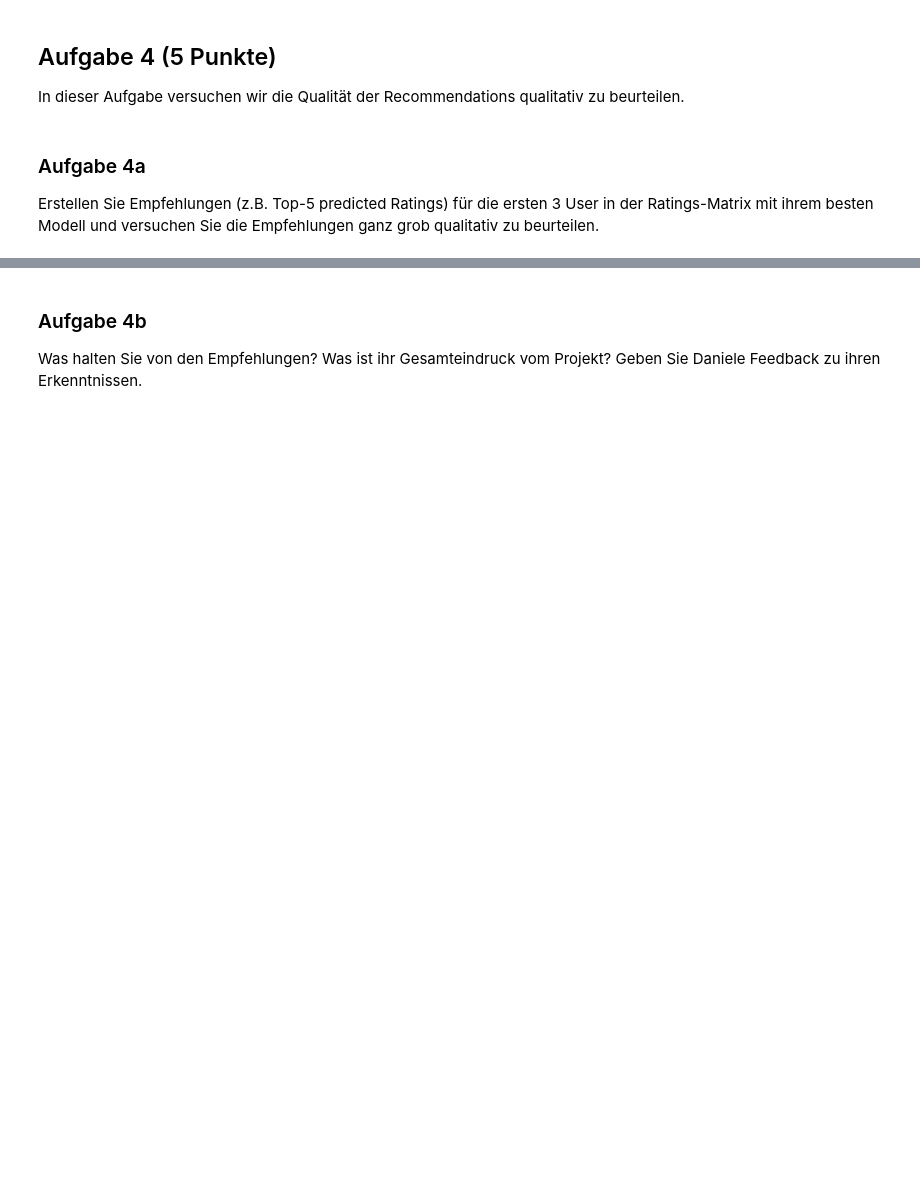
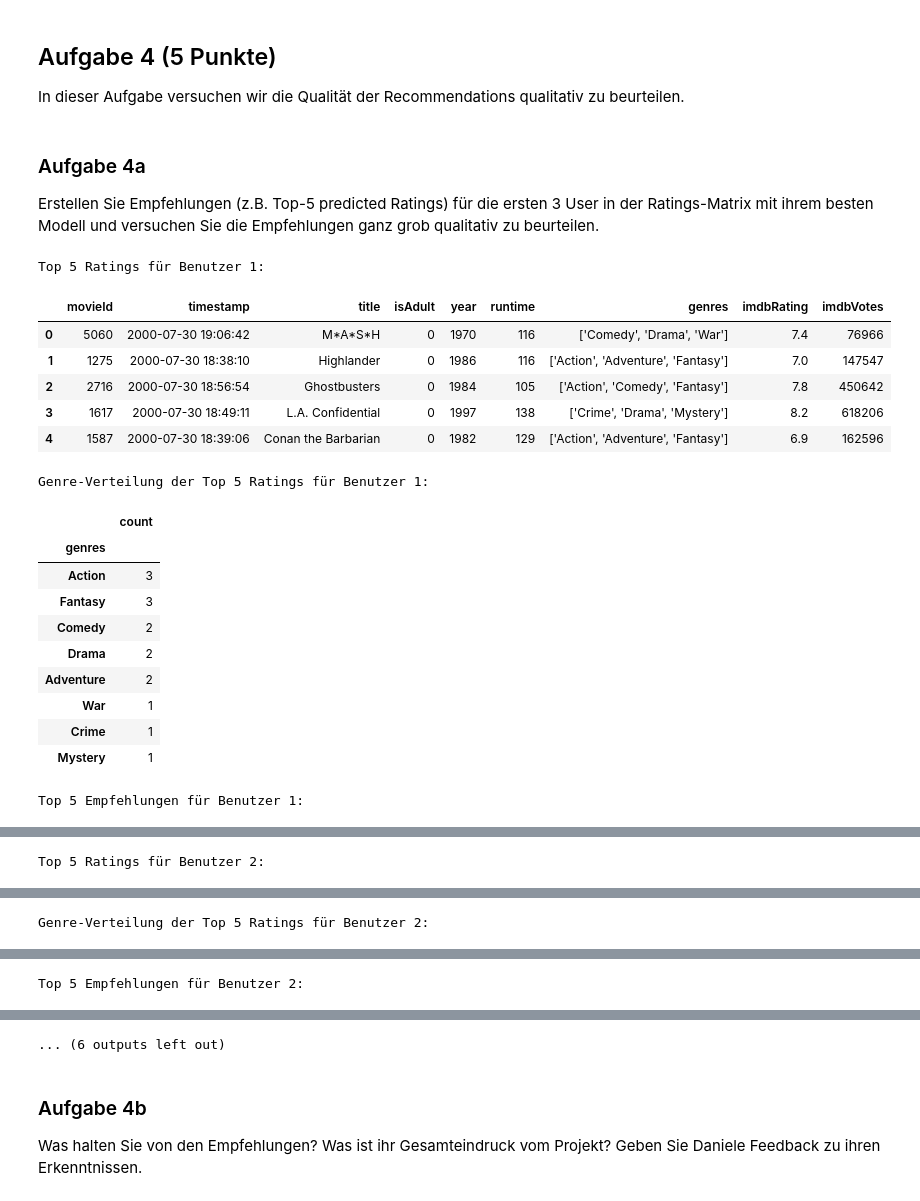
Before and after one commit to SeyaSchmassmann/ml, a Jupyter notebook: graded_assignments/graded03/graded03.ipynb, the cells around one changed output, grey strips where cells are left out. Drawn from its saved outputs; the diff is of its cells as text; code cells hidden in the pictures; blank space fills up the shorter version.

```diff
--- a/graded_assignments/graded03/graded03.ipynb
+++ b/graded_assignments/graded03/graded03.ipynb
@@ -393,7 +472,7 @@ from tqdm.notebook import tqdm
 class SparseMatrixFactorization(BaseEstimator):
 
     """ Sparse Matrix Factorization with Stochastic Gradient Descent """
-    def __init__(self, alpha: float, lr: float, num_components: int, num_epochs: int, random_seed: int=123):
+    def __init__(self, alpha: float = 0.001, lr: float = 0.01, num_components: int = 10, num_epochs: int = 20, random_seed: int=123):
         """
             Args:
                 alpha: regularization constant
@@ -445,7 +524,7 @@ class SparseMatrixFactorization(BaseEstimator):
         nz = np.array(np.nonzero(X)).T
 
         for epoch in range(self.num_epochs):
-            np.random.shuffle(nz) # TODO?
+            np.random.shuffle(nz)
             for u, i in nz:
                 self.take_one_step(X, (u, i))
             pred = self.predict()
@@ -540,6 +619,7 @@ class SparseMatrixFactorization(BaseEstimator):
         mae = np.mean(np.abs(X[np.where(X != 0)] - pred[np.where(X != 0)]))
         return mae
 
+
     def calc_cost(self, y_true: np.ndarray, y_pred: np.ndarray) -> (float, float, float):
         """ Cost function
             Args:
@@ -837,0 +951,70 @@ raise NotImplementedError()
+# %%
+ratings = pd.read_csv('ratings.csv')
+movies = pd.read_csv('movies.csv')
+R, map_col_id_to_movie, map_row_id_to_user = create_rating_matrix(ratings)
+
+X_train, X_test = leave_one_out_split(R)
+
+model = SparseMatrixFactorization(alpha=0.1, lr=0.01, num_components=10, num_epochs=20, random_seed=123)
+_ = model.fit(R)
+
+predicted_ratings = model.predict()
+
+def get_top_n_recommendations(user_id, predicted_ratings, n=5):
+    user_idx = list(map_row_id_to_user.keys()).index(user_id)
+    user_ratings = predicted_ratings[user_idx]
+    top_n_movie_indices = user_ratings.argsort()[-n:][::-1]
+    top_n_movie_ids = [map_col_id_to_movie[idx] for idx in top_n_movie_indices]
+    top_n_ratings = user_ratings[top_n_movie_indices]
+    return top_n_movie_ids, top_n_ratings
+
+def get_movie_info(movie_ids, predicted_ratings=None):
+    movie_info = movies[movies['movieId'].isin(movie_ids)].copy()
+    if predicted_ratings is not None:
+        movie_info['predictedRating'] = predicted_ratings
+    return movie_info[['movieId', 'title', 'genres', 'year', 'runtime', 'isAdult', 'imdbRating', 'imdbVotes', 'predictedRating']]
+
+recommendations = {user_id: get_top_n_recommendations(user_id, predicted_ratings, n=5) for user_id in range(1, 4)}
+recommendations_info = {user_id: get_movie_info(recs[0], recs[1]) for user_id, recs in recommendations.items()}
+
+def get_top_n_ratings(user_id, ratings_df, n=5):
+    user_ratings = ratings_df[ratings_df['userId'] == user_id]
+    top_n_ratings = user_ratings.sort_values(by='rating', ascending=False).head(n)
+    return top_n_ratings.merge(movies, on='movieId')
+
+top_ratings = {user_id: get_top_n_ratings(user_id, ratings, n=5) for user_id in range(1, 4)}
+
+def process_genres(genres_array):
+    genres_list = eval(genres_array)
+    return genres_list
+
+for user_id in range(1, 4):
+    print(f"\nTop 5 Ratings für Benutzer {user_id}:\n")
+    display(top_ratings[user_id][['movieId', 'timestamp', 'title', 'isAdult', 'year', 'runtime', 'genres', 'imdbRating', 'imdbVotes']])
+
+    print(f"\nGenre-Verteilung der Top 5 Ratings für Benutzer {user_id}:\n")
+    genres = top_ratings[user_id]['genres'].apply(process_genres).explode().value_counts()
+    display(pd.DataFrame(genres))
+
+    print(f"\nTop 5 Empfehlungen für Benutzer {user_id}:\n")
+    display(recommendations_info[user_id])
+# %% [output]
+Top 5 Ratings für Benutzer 1:
+|  | movieId | timestamp | title | isAdult | year | runtime | genres | imdbRating | imdbVotes |
+| 0 | 5060 | 2000-07-30 19:06:42 | M*A*S*H | 0 | 1970 | 116 | ['Comedy', 'Drama', 'War'] | 7.4 | 76966 |
+| 1 | 1275 | 2000-07-30 18:38:10 | Highlander | 0 | 1986 | 116 | ['Action', 'Adventure', 'Fantasy'] | 7.0 | 147547 |
+| 2 | 2716 | 2000-07-30 18:56:54 | Ghostbusters | 0 | 1984 | 105 | ['Action', 'Comedy', 'Fantasy'] | 7.8 | 450642 |
+| 3 | 1617 | 2000-07-30 18:49:11 | L.A. Confidential | 0 | 1997 | 138 | ['Crime', 'Drama', 'Mystery'] | 8.2 | 618206 |
+| 4 | 1587 | 2000-07-30 18:39:06 | Conan the Barbarian | 0 | 1982 | 129 | ['Action', 'Adventure', 'Fantasy'] | 6.9 | 162596 |
+Genre-Verteilung der Top 5 Ratings für Benutzer 1:
+|  | count |
+| genres |  |
+| Action | 3 |
+| Fantasy | 3 |
+| Comedy | 2 |
+| Drama | 2 |
+| Adventure | 2 |
+| War | 1 |
+| Crime | 1 |
+| Mystery | 1 |
+Top 5 Empfehlungen für Benutzer 1:
@@ -837,0 +1027 @@ raise NotImplementedError()
+Top 5 Ratings für Benutzer 2:
@@ -837,0 +1034 @@ raise NotImplementedError()
+Genre-Verteilung der Top 5 Ratings für Benutzer 2:
@@ -837,0 +1046 @@ raise NotImplementedError()
+Top 5 Empfehlungen für Benutzer 2:
@@ -838,3 +1053,4 @@ raise NotImplementedError()
+... (6 outputs left out)
 # %% [markdown]
 ### Aufgabe 4b
 
```
Also changed, not shown: parts of 14 cells of this notebook.
